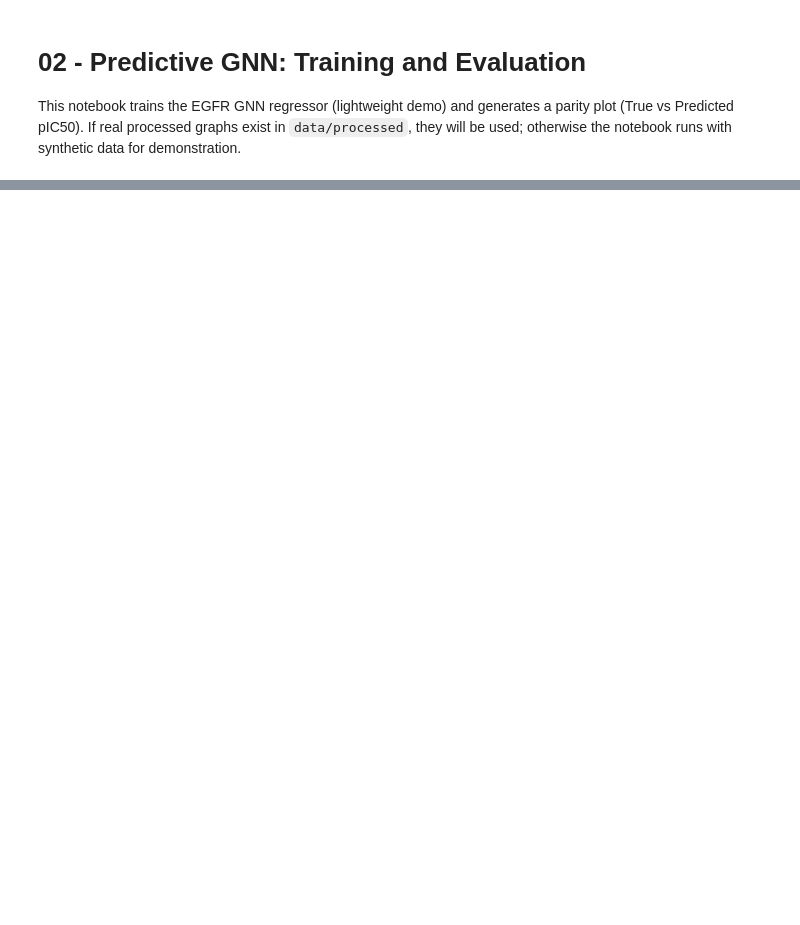
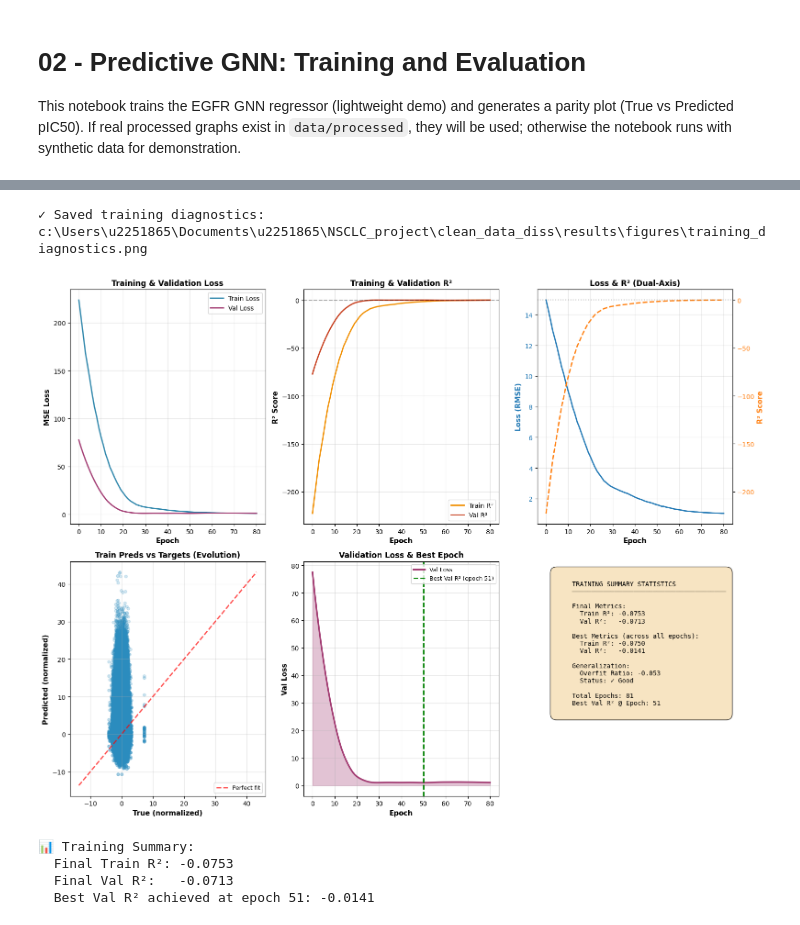
Before and after one commit to ameliasburton/clean_data_diss, a Jupyter notebook: src/02_Predictive_GNN.ipynb, the cells around one changed output, grey strips where cells are left out. Cells and saved outputs as stored; diff of their text form; code cells hidden in the pictures; blank space fills up the shorter version.

```diff
--- a/src/02_Predictive_GNN.ipynb
+++ b/src/02_Predictive_GNN.ipynb
@@ -489,9 +609,8 @@ if len(train_losses) > 0:
         epoch_idx = int(len(train_preds_history) * (i / n_plots))
         pred = train_preds_history[epoch_idx]
         targ = train_targets_history[epoch_idx]
-        r2_epoch = train_r2_list[epoch_idx]
         alpha = 0.2 + 0.6 * (i / n_plots)  # Gradually increase alpha
-        ax4.scatter(targ, pred, alpha=alpha, s=20, c=[r2_epoch], cmap='RdYlGn', vmin=-1, vmax=1)
+        ax4.scatter(targ, pred, alpha=alpha, s=20, color='#2b8cbe')
 
     # Add perfect prediction line
     mn = min(min([t.min() for t in train_targets_history]), min([p.min() for p in train_preds_history]))
@@ -534,32 +653,39 @@ if len(train_losses) > 0:
       Val R²:   {final_val_r2:.4f}
 
     Best Metrics (across all epochs):
       Train R²: {best_train_r2:.4f}
       Val R²:   {best_val_r2:.4f}
 
     Generalization:
       Overfit Ratio: {overfit_ratio:.3f}
       Status: {'✓ Good' if abs(overfit_ratio) < 0.3 else '⚠ Possible Overfit' if abs(overfit_ratio) < 0.5 else '✗ Severe Overfit'}
 
     Total Epochs: {len(train_losses)}
     Best Val R² @ Epoch: {best_val_r2_idx + 1}
     """
 
     ax6.text(0.1, 0.95, summary_text, transform=ax6.transAxes, fontsize=10,
             verticalalignment='top', family='monospace',
             bbox=dict(boxstyle='round', facecolor='wheat', alpha=0.8, pad=1))
 
     plt.tight_layout()
     training_viz_out = OUT / 'training_diagnostics.png'
     plt.savefig(training_viz_out, dpi=300, bbox_inches='tight')
     print(f'✓ Saved training diagnostics: {training_viz_out}')
     plt.show()
 
     print(f'\n📊 Training Summary:')
     print(f'  Final Train R²: {final_train_r2:.4f}')
     print(f'  Final Val R²:   {final_val_r2:.4f}')
     print(f'  Best Val R² achieved at epoch {best_val_r2_idx + 1}: {best_val_r2:.4f}')
 else:
     print('⚠ No training history available for visualization')
+# %% [output]
+✓ Saved training diagnostics: c:\Users\u2251865\Documents\u2251865\NSCLC_project\clean_data_diss\results\figures\training_diagnostics.png
+[figure, added]
+📊 Training Summary:
+  Final Train R²: -0.0753
+  Final Val R²:   -0.0713
+  Best Val R² achieved at epoch 51: -0.0141
 # %%
 # ===== TEST VALIDATION: Reconstruct SMILES & Check Chemical Validity =====
```
Also changed, not shown: parts of 8 cells of this notebook, 5 other files.
